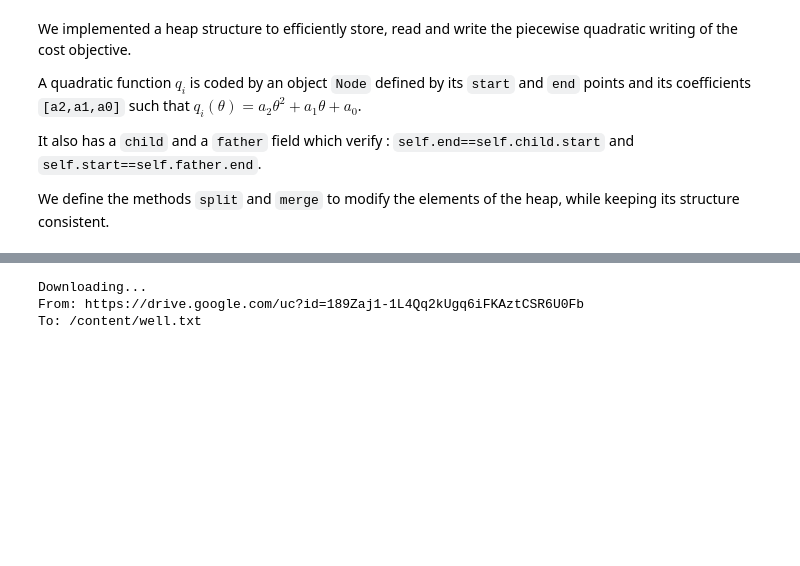
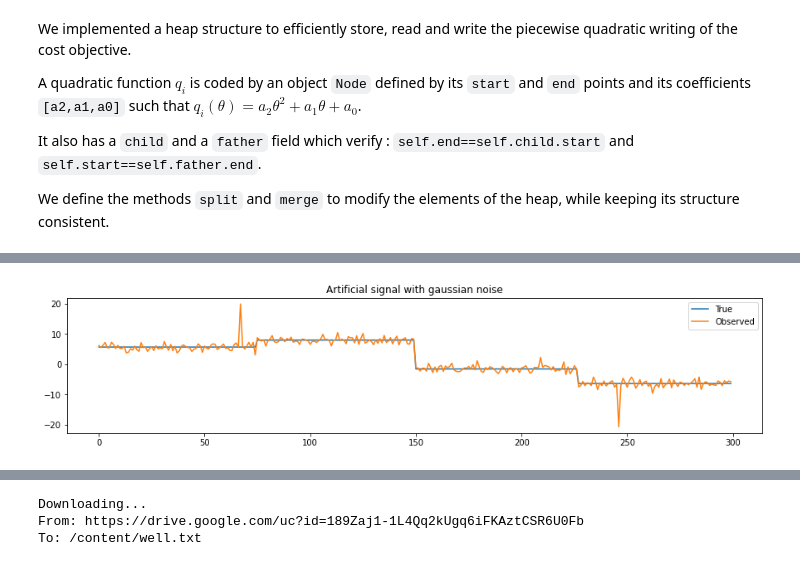
Before and after one commit to alexisgroshenry/robust_fpop, a Jupyter notebook: R_FPOP.ipynb, the cells around one changed output, grey strips where cells are left out. Cells and saved outputs as stored; diff of their text form; code cells hidden in the pictures; blank space fills up the shorter version.

```diff
--- a/R_FPOP.ipynb
+++ b/R_FPOP.ipynb
@@ -381,16 +255,0 @@ _ = plt.legend()
-# %%
-for pen in [np.log(n_samples),10*np.log(n_samples),100*np.log(n_samples), n_samples]:
-    for thresh in [.1,3,10,50,100]:
-        cp,_ = rfpop(signal, pen, thresh)
-
-        cp = np.array(cp)[:,1]
-        cp[np.where(cp == None)] = 0
-        predicted_bkps = np.unique(cp)[1:]
-        predicted_bkps = np.hstack((predicted_bkps,signal.shape[0]))
-
-        fig, ax_arr = rpt.display(signal, bkps, predicted_bkps)
-        if predicted_bkps.shape[0]==1:
-            plt.title('Penalisation = {} || Threshold = {} || Ratio = {}'.format(pen,thresh,pen/thresh))
-        else:
-            plt.title('Penalisation = {} || Threshold = {} || Ratio : {} || Error : {} samples'.format(pen,thresh,pen/thresh,hausdorff(bkps, predicted_bkps)))
-        plt.show()
@@ -440,0 +260,74 @@ The dataset is available on https://github.com/alan-turing-institute/rbocpdms/tr
+# %%
+# generate signal
+n_samples = 300
+n_bkps = 3 #10
+n_dims = 1
+noise_std = 1
+seed_noise = 42
+np.random.seed(seed_noise)
+
+
+def fig_ax(figsize=(15, 3)):
+    return plt.subplots(figsize=figsize)
+
+
+def generate_signal_normal(n_samples, n_bkps, n_dims, noise_std, outlier_ratio, outlier_mult_factor, plot=False):
+    signal_clean, bkps = rpt.pw_constant(
+        n_samples=n_samples, n_features=n_dims, n_bkps=n_bkps, noise_std=0, seed=1
+    )
+    signal = signal_clean + np.random.normal(
+        scale=noise_std, size=signal_clean.shape
+    )
+
+    n_outliers = int(n_samples * outlier_ratio)
+    idx = np.random.choice(n_samples, n_outliers, replace=False)
+    signal[idx] *= outlier_mult_factor
+
+    if plot:
+        fig, ax = fig_ax()
+        ax.plot(signal_clean, label="True")
+        ax.plot(signal, label="Observed")
+        ax.set_title('Artificial signal with gaussian noise')
+        _ = plt.legend()
+        plt.show()
+
+    return signal, bkps
+
+
+def generate_signal_t_distrib(n_samples, n_bkps, n_dims, dof, plot=False):
+    signal_clean, bkps = rpt.pw_constant(
+        n_samples=n_samples, n_features=n_dims, n_bkps=n_bkps, noise_std=0, seed=1
+    )
+    noise = np.random.standard_t(dof, size=signal_clean.shape)
+    signal = signal_clean + noise
+
+    if plot:
+        fig, ax = fig_ax()
+        ax.plot(signal_clean, label="True")
+        ax.plot(signal, label="Observed")
+        ax.set_title('Artificial signal from T-distribution')
+        _ = plt.legend()
+        plt.show()
+
+    return signal, bkps
+
+
+def classify(bkps, signal):
+    classification = np.zeros(len(signal))
+    classification[:bkps[0]] = 0
+    for i in range(len(bkps)-1):
+      classification[bkps[i]:bkps[i+1]] = i+1
+    classification[bkps[-1]:] = len(bkps)-1
+    return classification
+
+
+def eval_segmentation(true_bkps, pred_bkps, signal):
+    true_seg = classify(true_bkps, signal)
+    pred_seg = classify(pred_bkps, signal)
+    return adjusted_rand_score(true_seg, pred_seg)
+
+
+signal_g, bkps_g = generate_signal_normal(n_samples, n_bkps, n_dims, noise_std, outlier_ratio=0.01, outlier_mult_factor=3, plot=True)
+signal_t, bkps_t = generate_signal_t_distrib(n_samples, n_bkps, n_dims, 2, plot=True)
+# %% [output]
+[figure, added]
```
Also changed, not shown: parts of 66 cells of this notebook.
